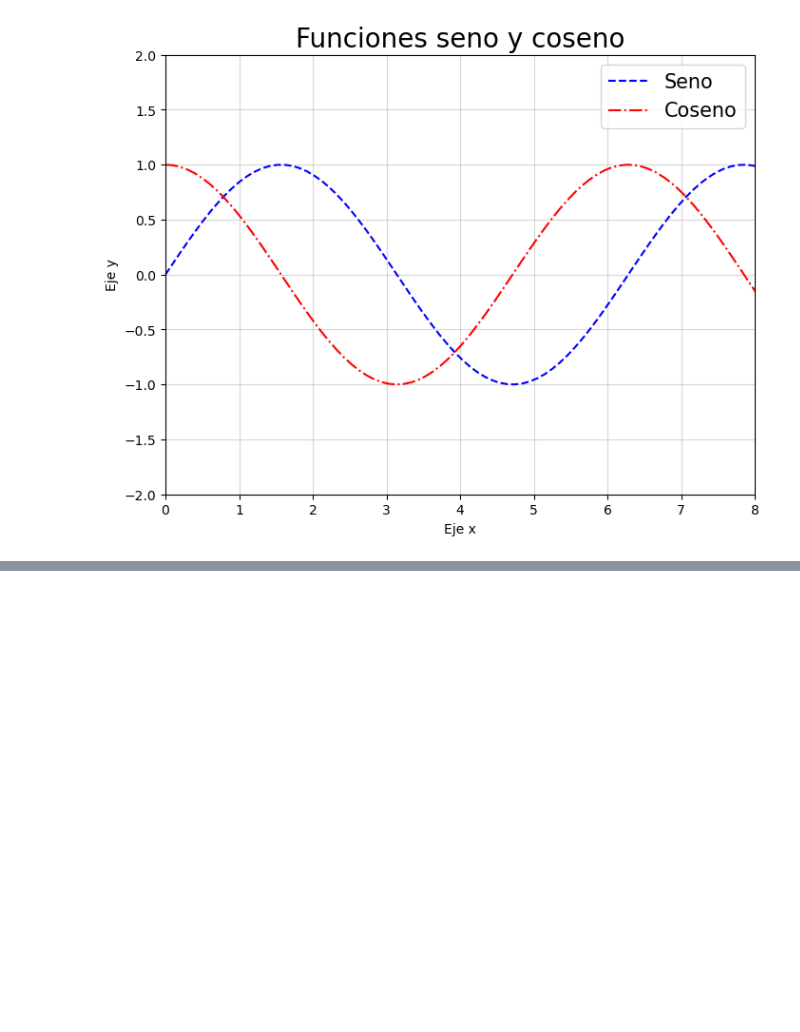
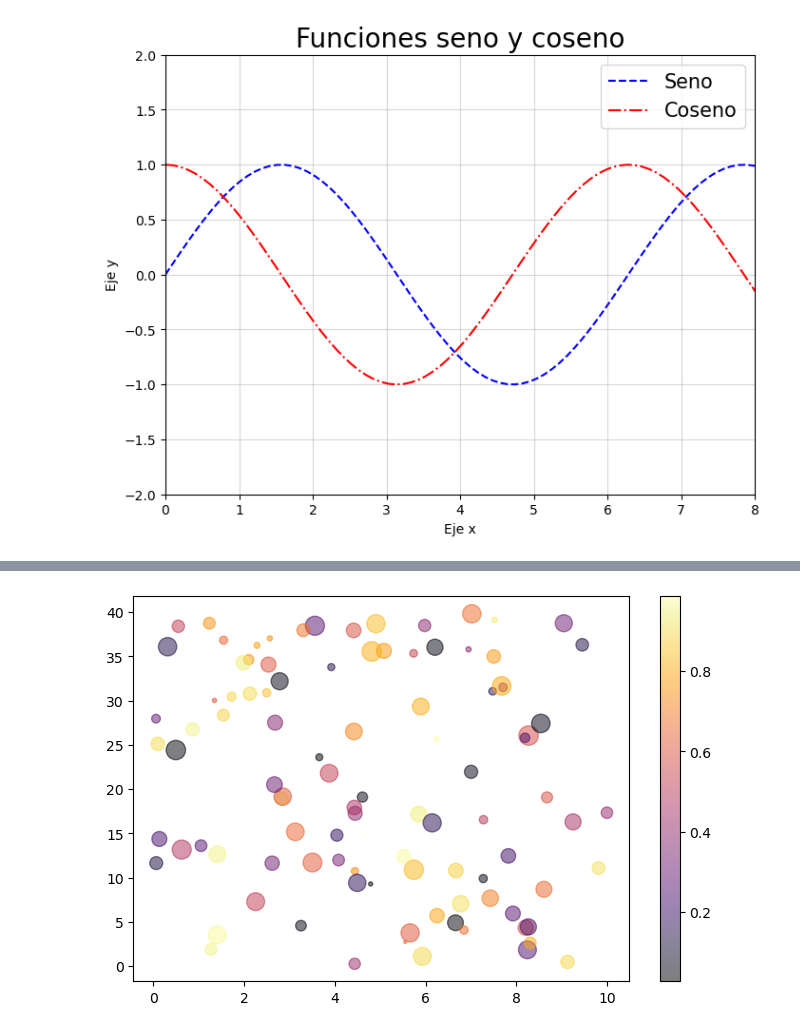
Before and after one commit to xianacarrera/python_course_2025, a Jupyter notebook: pruebas.ipynb, the cells around one changed output, grey strips where cells are left out. Cells and saved outputs as stored; diff of their text form; code cells hidden in the pictures; blank space fills up the shorter version.

```diff
--- a/pruebas.ipynb
+++ b/pruebas.ipynb
@@ -345,0 +342,14 @@ six    0.230411  0.861990
+# %%
+n_puntos = 100
+x = np.random.rand(n_puntos) * 10    # Rango [0, 10)
+y = np.random.rand(n_puntos) * 40    # Rango [0, 40)
+tam = np.random.rand(n_puntos) * 200    # Tamaño de los puntos
+colores = np.random.rand(n_puntos)      # Color de los puntos
+
+plt.figure(figsize=(8, 5))
+plt.scatter(x, y, s=tam, c=colores, alpha=0.5, cmap='inferno')
+plt.colorbar()    # Muestra la barra de colores
+
+plt.show()
+# %% [output]
+[figure, added]
```
Also changed, not shown: parts of 10 cells of this notebook, 13 other files.
